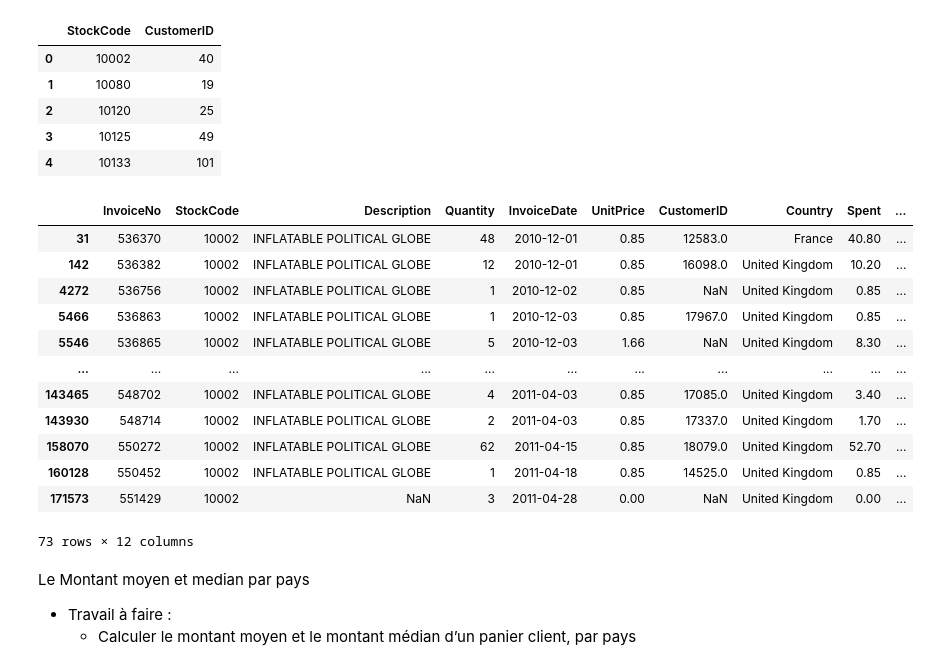
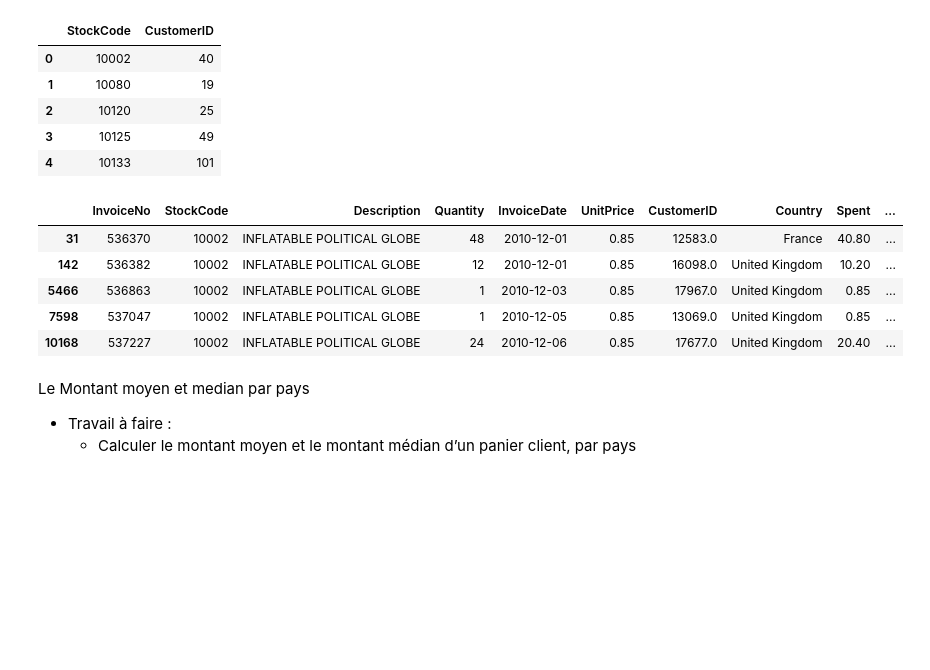
Before and after one commit to bdj-02/Tp2_MachineLearning, a Jupyter notebook: MachineLearning_TP2.ipynb, the cells around one changed output. Saved outputs shown, nothing was run; the diff lists cells and outputs as text; code cells hidden in the pictures; blank space fills up the shorter version.

```diff
--- a/MachineLearning_TP2.ipynb
+++ b/MachineLearning_TP2.ipynb
@@ -277,0 +262,2 @@ data_f.head()
+# %%
+data_f = data_f.dropna()
@@ -457,21 +462,14 @@ Montant_1.head().reset_index()
 | 3 | 10125 | 49 |
 | 4 | 10133 | 101 |
 # %%
-data_f[data_f['StockCode']==10002]
+(data_f[data_f['StockCode']==10002]).head()
 # %% [output]
 |  | InvoiceNo | StockCode | Description | Quantity | InvoiceDate | UnitPrice | CustomerID | Country | Spent | ... |
 | 31 | 536370 | 10002 | INFLATABLE POLITICAL GLOBE | 48 | 2010-12-01 | 0.85 | 12583.0 | France | 40.80 | ... |
 | 142 | 536382 | 10002 | INFLATABLE POLITICAL GLOBE | 12 | 2010-12-01 | 0.85 | 16098.0 | United Kingdom | 10.20 | ... |
-| 4272 | 536756 | 10002 | INFLATABLE POLITICAL GLOBE | 1 | 2010-12-02 | 0.85 | NaN | United Kingdom | 0.85 | ... |
 | 5466 | 536863 | 10002 | INFLATABLE POLITICAL GLOBE | 1 | 2010-12-03 | 0.85 | 17967.0 | United Kingdom | 0.85 | ... |
-| 5546 | 536865 | 10002 | INFLATABLE POLITICAL GLOBE | 5 | 2010-12-03 | 1.66 | NaN | United Kingdom | 8.30 | ... |
-| ... | ... | ... | ... | ... | ... | ... | ... | ... | ... | ... |
-| 143465 | 548702 | 10002 | INFLATABLE POLITICAL GLOBE | 4 | 2011-04-03 | 0.85 | 17085.0 | United Kingdom | 3.40 | ... |
-| 143930 | 548714 | 10002 | INFLATABLE POLITICAL GLOBE | 2 | 2011-04-03 | 0.85 | 17337.0 | United Kingdom | 1.70 | ... |
-| 158070 | 550272 | 10002 | INFLATABLE POLITICAL GLOBE | 62 | 2011-04-15 | 0.85 | 18079.0 | United Kingdom | 52.70 | ... |
-| 160128 | 550452 | 10002 | INFLATABLE POLITICAL GLOBE | 1 | 2011-04-18 | 0.85 | 14525.0 | United Kingdom | 0.85 | ... |
-| 171573 | 551429 | 10002 | NaN | 3 | 2011-04-28 | 0.00 | NaN | United Kingdom | 0.00 | ... |
+| 7598 | 537047 | 10002 | INFLATABLE POLITICAL GLOBE | 1 | 2010-12-05 | 0.85 | 13069.0 | United Kingdom | 0.85 | ... |
+| 10168 | 537227 | 10002 | INFLATABLE POLITICAL GLOBE | 24 | 2010-12-06 | 0.85 | 17677.0 | United Kingdom | 20.40 | ... |
-73 rows × 12 columns
 # %% [markdown]
 Le Montant moyen et median par pays
 - Travail à faire :
```
Also changed, not shown: parts of 69 cells of this notebook, 3 other files.
